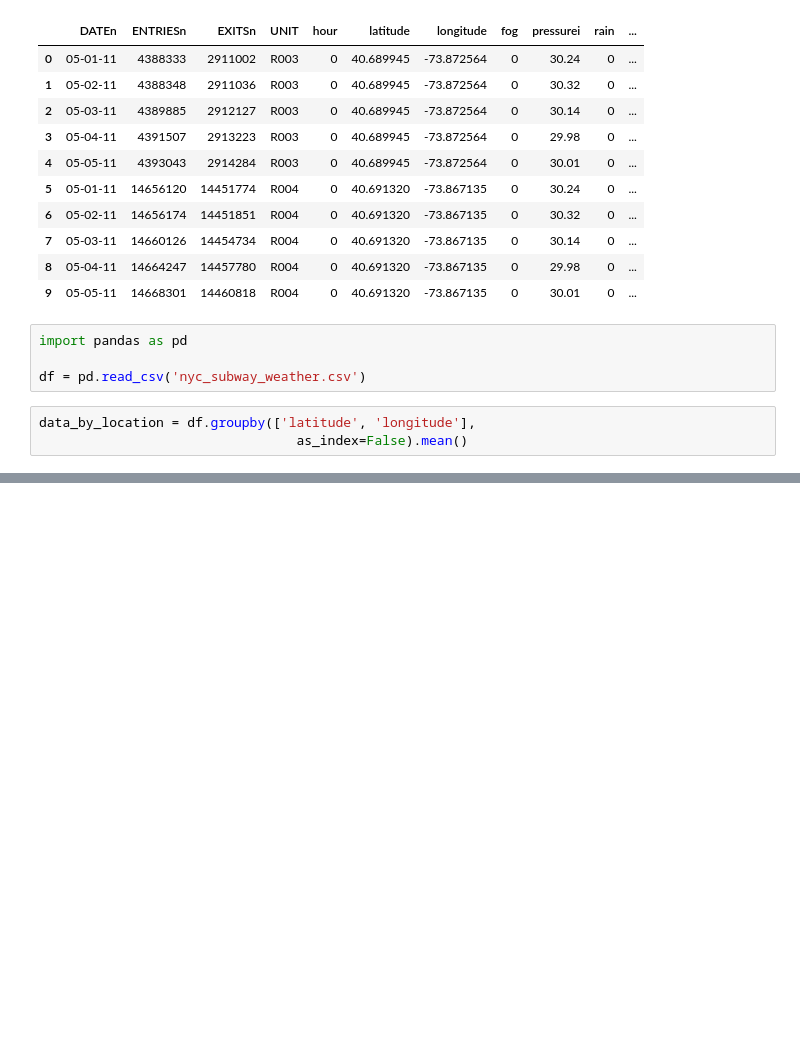
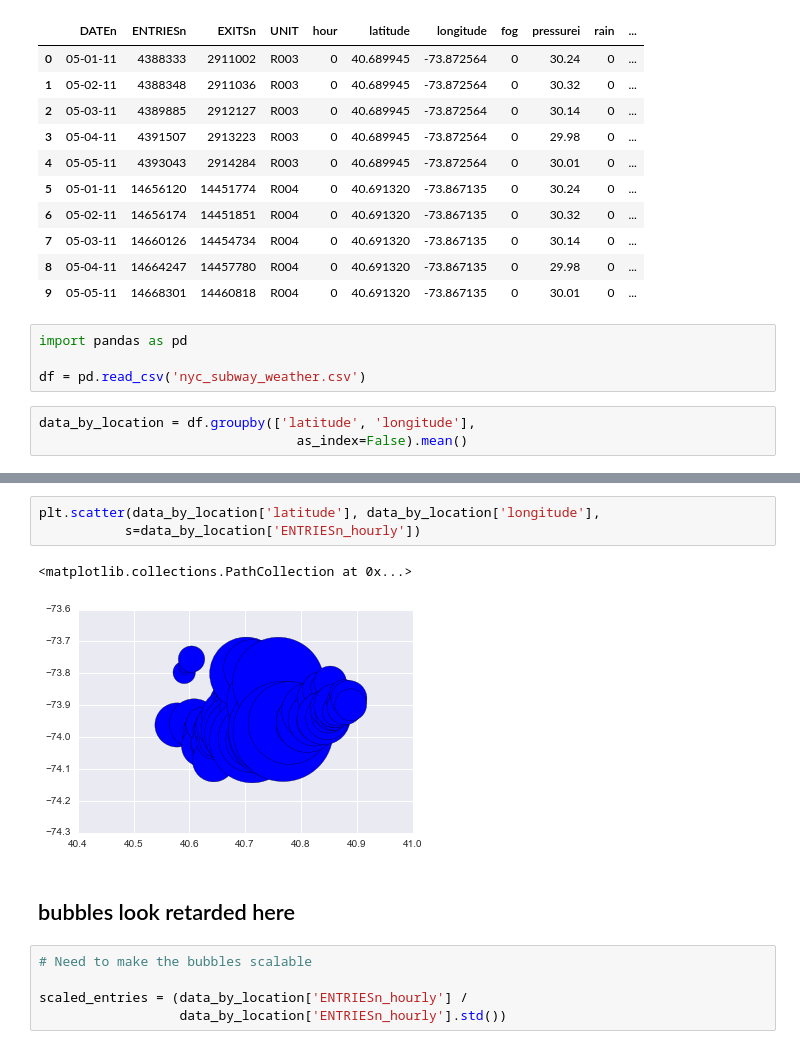
Before and after one commit to jorellano/Data-Analysis, a Jupyter notebook: lesson 3/Lesson 3 Pt 2/Lesson 3 pt 2.ipynb, the cells around one changed output, grey strips where cells are left out. Saved outputs shown, nothing was run; the diff lists cells and outputs as text; blank space fills up the shorter version.

```diff
--- a/lesson 3/Lesson 3 Pt 2/Lesson 3 pt 2.ipynb
+++ b/lesson 3/Lesson 3 Pt 2/Lesson 3 pt 2.ipynb
@@ -675,0 +687,13 @@ TypeError: cannot do slice indexing on <class 'pandas.indexes.numeric.Int64Index
+# %%
+plt.scatter(data_by_location['latitude'], data_by_location['longitude'],
+           s=data_by_location['ENTRIESn_hourly'])
+# %% [output]
+<matplotlib.collections.PathCollection at 0x...>
+[figure, added]
+# %% [markdown]
+## bubbles look retarded here
+# %%
+# Need to make the bubbles scalable
+
+scaled_entries = (data_by_location['ENTRIESn_hourly'] /
+                  data_by_location['ENTRIESn_hourly'].std())
```
Also changed, not shown: parts of 3 cells of this notebook, 1 other file.
